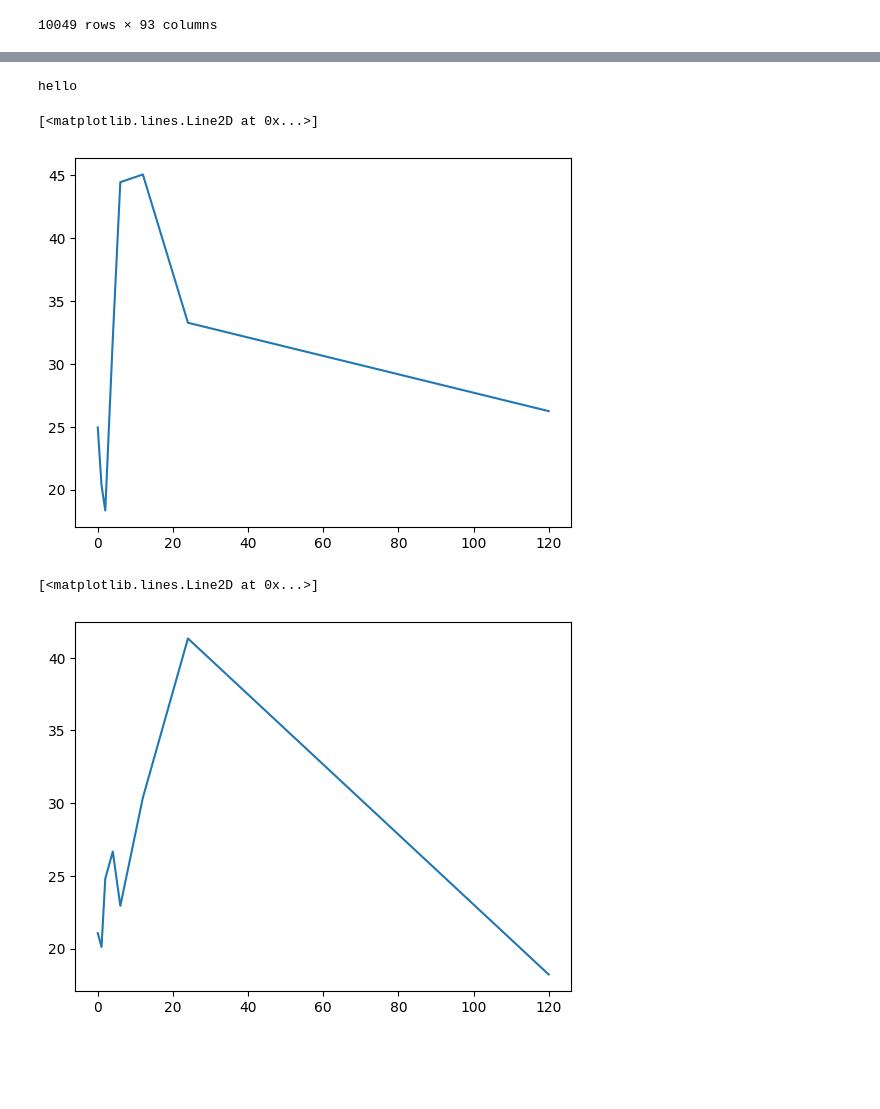
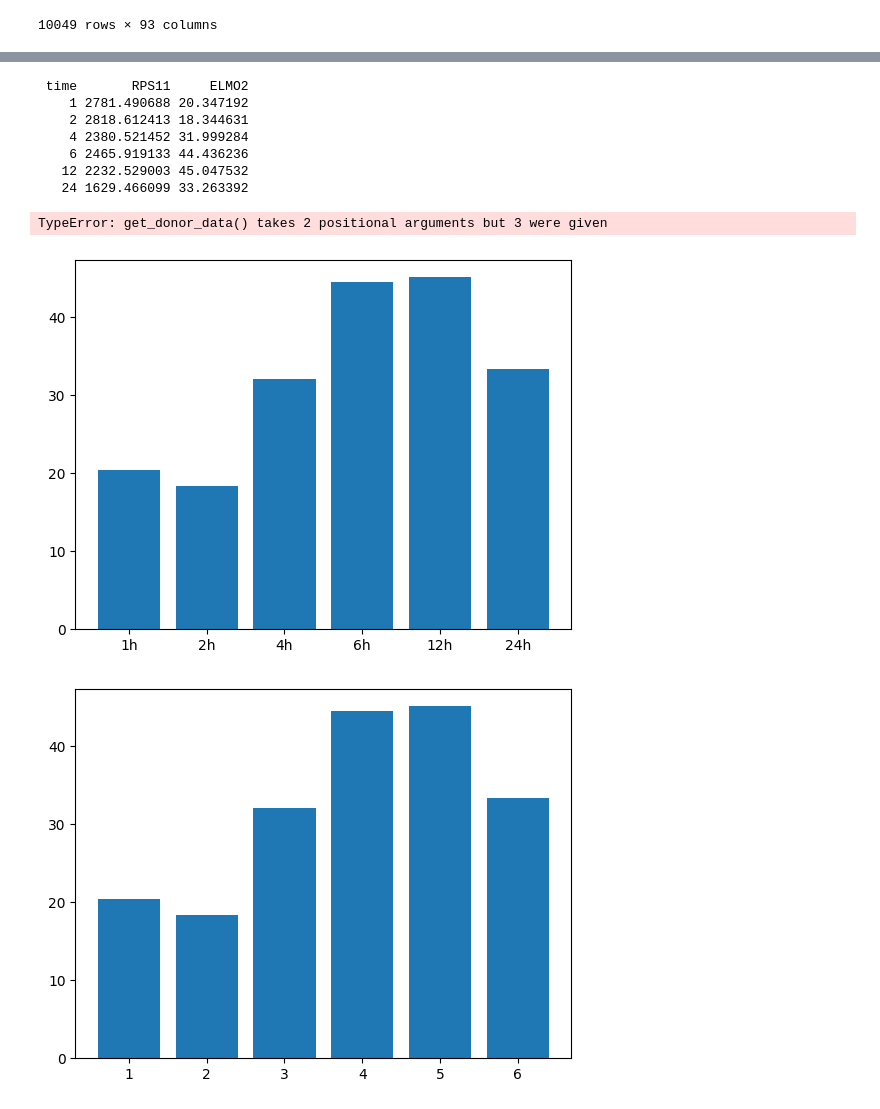
Before and after one commit to colabobio/teaching-materials, a Jupyter notebook: gsbs-bbs764/rnaseq_tpm_analysis.ipynb, the cells around one changed output, grey strips where cells are left out. Cells and saved outputs as stored; diff of their text form; code cells hidden in the pictures; blank space fills up the shorter version.

```diff
--- a/gsbs-bbs764/rnaseq_tpm_analysis.ipynb
+++ b/gsbs-bbs764/rnaseq_tpm_analysis.ipynb
@@ -26,3 +18,13 @@ df
 | SLC39A6 | 63.113874 | 67.075910 | 58.240562 | 56.584399 | ... |
 | CTSC | 3820.365917 | 2612.403805 | 2123.479027 | 3539.604422 | ... |
 10049 rows × 93 columns
+# %%
+df_donor = df.filter(regex='D09_MDDC_Lps')
+dft = df_donor.transpose()
+dft['time'] = dft.index
+tstr = dft['time'].str.split('_').str[3].str.replace('h', '')
+dft['time'] = tstr.astype(int)
+dft.sort_values(by='time', inplace=True)
+plt.bar(samples, dft['NF1'])
+plt.xticks(range(1,7), ['1h', '2h', '4h', '6h', '12h', '24h'])
+plt.savefig("plt.pdf")
@@ -28,0 +33,10 @@ df
+# %%
+def get_donor_data(all_data, donor_id):
+    donor_data = all_data.filter(regex=donor_id + '_MDDC_Lps')
+    donor_data = donor_data.transpose()
+    donor_data['time'] = donor_data.index
+    tstr = donor_data['time'].str.split('_')
+    tstr = tstr.str[3].str.replace('h', '')
+    donor_data['time'] = tstr.astype(int)
+    donor_data.sort_values(by='time', inplace=True)
+    return donor_data
@@ -29,10 +121,6 @@ df
 # %%
-def print_hello():
-    print('hello')
-
-def get_donor_data(all_data, gene_name, donor_id):
-    df_gene = all_data.loc[[gene_name]]
-    df_donor = df_gene.filter(regex=donor_id)
+def get_donor_data(all_data, donor_id):
+    df_donor = all_data.filter(regex=donor_id)
     dft = df_donor.transpose()
     dft['time'] = dft.index
     dft['time'] = dft['time'].str.split('_').str[3].str.replace('h', '').astype(int)
@@ -41,19 +146,28 @@ def get_donor_data(all_data, gene_name, donor_id):
 # %%
-df_d01 = get_donor_data(df, 'ELMO2', 'D01')
+df_d01 = get_donor_data(df, 'D01_MDDC_Lps')
+print(df_d01[['time', 'RPS11', 'ELMO2']].to_string(index=False))
+# %% [output]
+ time       RPS11     ELMO2
+    1 2781.490688 20.347192
+    2 2818.612413 18.344631
+    4 2380.521452 31.999284
+    6 2465.919133 44.436236
+   12 2232.529003 45.047532
+   24 1629.466099 33.263392
 # %%
 df_d09 = get_donor_data(df, 'PNMA1', 'D09')
+# %% [output]
+TypeError: get_donor_data() takes 2 positional arguments but 3 were given
-# %%
-print_hello()
-# %% [output]
-hello
 # %%
-plt.plot(df_d01['time'], df_d01['ELMO2'])
+plt.bar(range(1,7), df_d01['ELMO2'])
+plt.xticks(range(1,7), ['1h', '2h', '4h', '6h', '12h', '24h'])
+plt.savefig("plt.pdf")
 # %% [output]
-[<matplotlib.lines.Line2D at 0x...>]
-[figure, old version]
+[figure, new version]
 # %%
-plt.plot(df_d09['time'], df_d09['PNMA1'])
+plt.bar(range(1,7), df_d01['ELMO2'])
+#plt.plot(df_d01['time'], df_d01['ELMO2'])
+plt.savefig("plt.pdf")
 # %% [output]
-[<matplotlib.lines.Line2D at 0x...>]
-[figure, old version]
+[figure, new version]
 # %%
```
Also changed, not shown: parts of 12 cells of this notebook.
